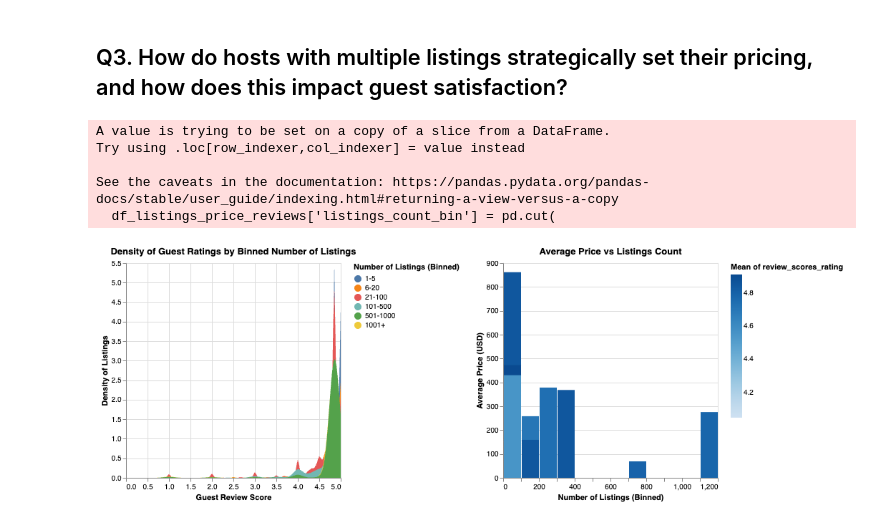
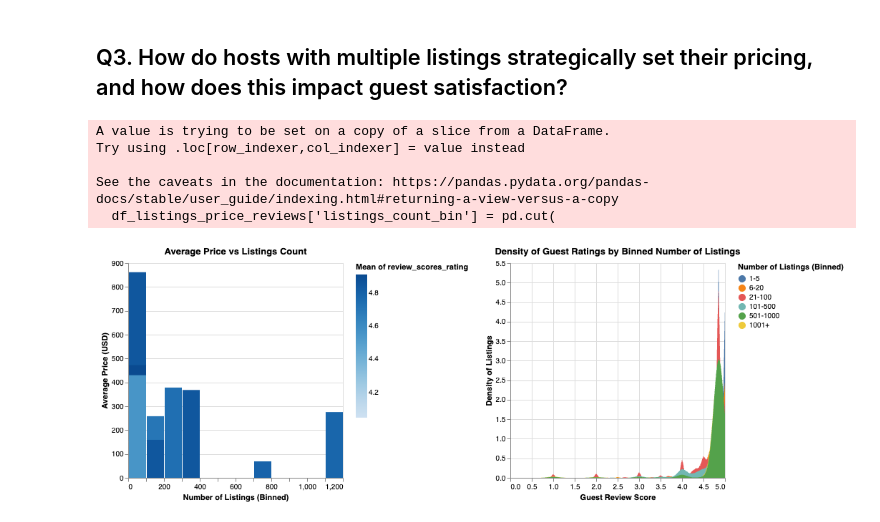
Before and after one commit to erhanjaved/airbnb, a Jupyter notebook: analysis/Ayuho/analysis4.ipynb, the cells around one changed output. Saved outputs shown, nothing was run; the diff lists cells and outputs as text; code cells hidden in the pictures.

```diff
--- a/analysis/Ayuho/analysis4.ipynb
+++ b/analysis/Ayuho/analysis4.ipynb
@@ -577,32 +579,32 @@ bar_graph = alt.Chart(df_listings_price_reviews).mark_bar().encode(
     alt.Tooltip(["calculated_host_listings_count:Q", "mean(price):Q", "mean(review_scores_rating):Q"])
 ).properties(
     title="Average Price vs Listings Count"
 )
 
 # Density Plot
 density_plot = alt.Chart(df_listings_price_reviews).transform_density(
         'review_scores_rating',
         as_=['review_scores_rating', 'density'],
         extent=[0, 5],
         groupby=['listings_count_bin']).mark_area().add_params(selection).encode(
         x=alt.X('review_scores_rating:Q', title="Guest Review Score"),
         y=alt.Y('density:Q', title="Density of Listings"),
         color=alt.Color('listings_count_bin:N',
                         title="Number of Listings (Binned)",
                         sort=["1-5", "6-20", "21-100", "101-500", "501-1000", "1001+"]),
         opacity=alt.condition(selection,
                               alt.value(1.0),
                               alt.value(0.1)),
         tooltip=['listings_count_bin:N', 'review_scores_rating:Q', 'density:Q']
     ).properties(
         title="Density of Guest Ratings by Binned Number of Listings"
     )
 
-density_plot | bar_graph
+bar_graph | density_plot
 # %% [output]
 A value is trying to be set on a copy of a slice from a DataFrame.
 Try using .loc[row_indexer,col_indexer] = value instead
 
 See the caveats in the documentation: https://pandas.pydata.org/pandas-docs/stable/user_guide/indexing.html#returning-a-view-versus-a-copy
   df_listings_price_reviews['listings_count_bin'] = pd.cut(
-[figure, old version]
+[figure, new version]
```
Also changed, not shown: parts of 4 cells of this notebook.
